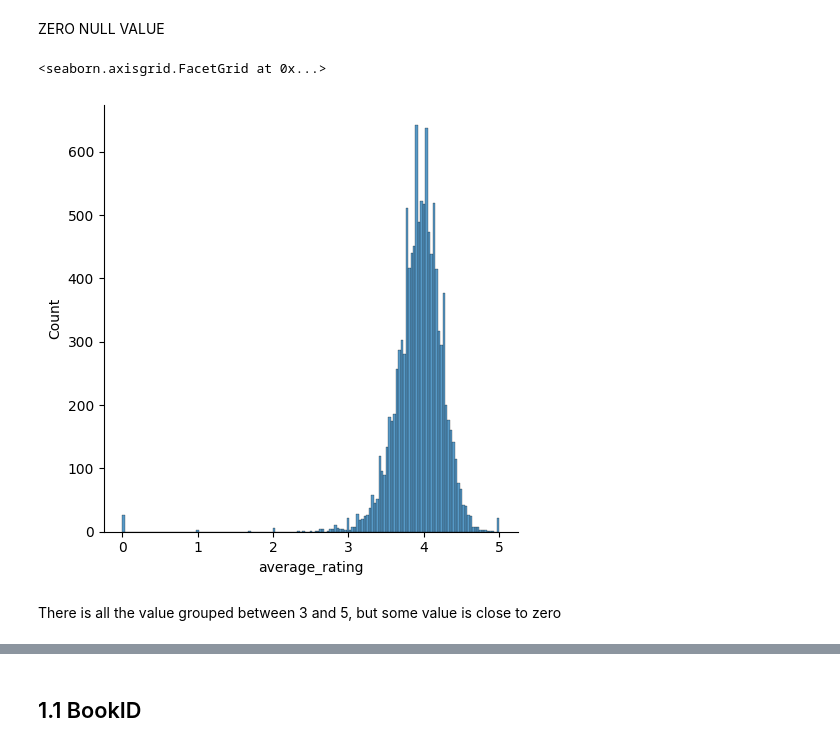
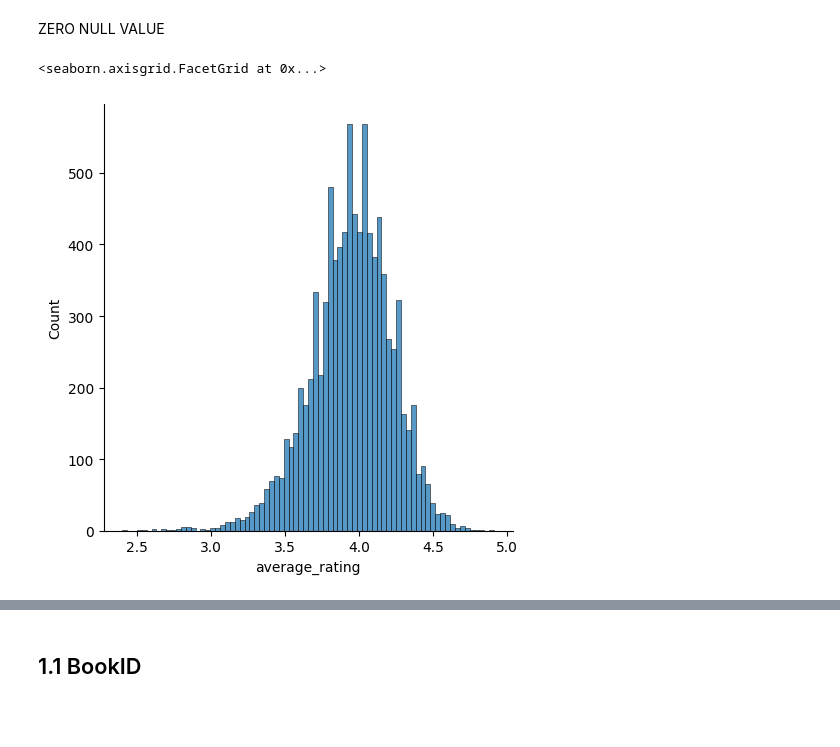
Before and after one commit to Nathan2BLK/DSTI-Project-Machine-Learning-with-Python-Labs, a Jupyter notebook: Nate Solution/Feature/Feature.ipynb, the cells around one changed output, grey strips where cells are left out. Saved outputs shown, nothing was run; the diff lists cells and outputs as text; code cells hidden in the pictures; blank space fills up the shorter version.

Commit message:
new file:   Nate Solution/DataBase/improved_dataset.csv 	modified:   Nate Solution/Feature/Feature.ipynb 	deleted:    Nate Solution/additionnal_data/improved_dataset.csv

```diff
--- a/Nate Solution/Feature/Feature.ipynb
+++ b/Nate Solution/Feature/Feature.ipynb
@@ -250,9 +252,7 @@ dtype: int64
 # %% [markdown]
 ZERO NULL VALUE
 # %%
-sns.displot(df.average_rating)
+sns.displot(improved_dataset.average_rating)
 # %% [output]
 <seaborn.axisgrid.FacetGrid at 0x...>
-[figure, old version]
+[figure, new version]
-# %% [markdown]
-There is all the value grouped between 3 and 5, but some value is close to zero
```
Also changed, not shown: parts of 12 cells of this notebook, 2 other files.
